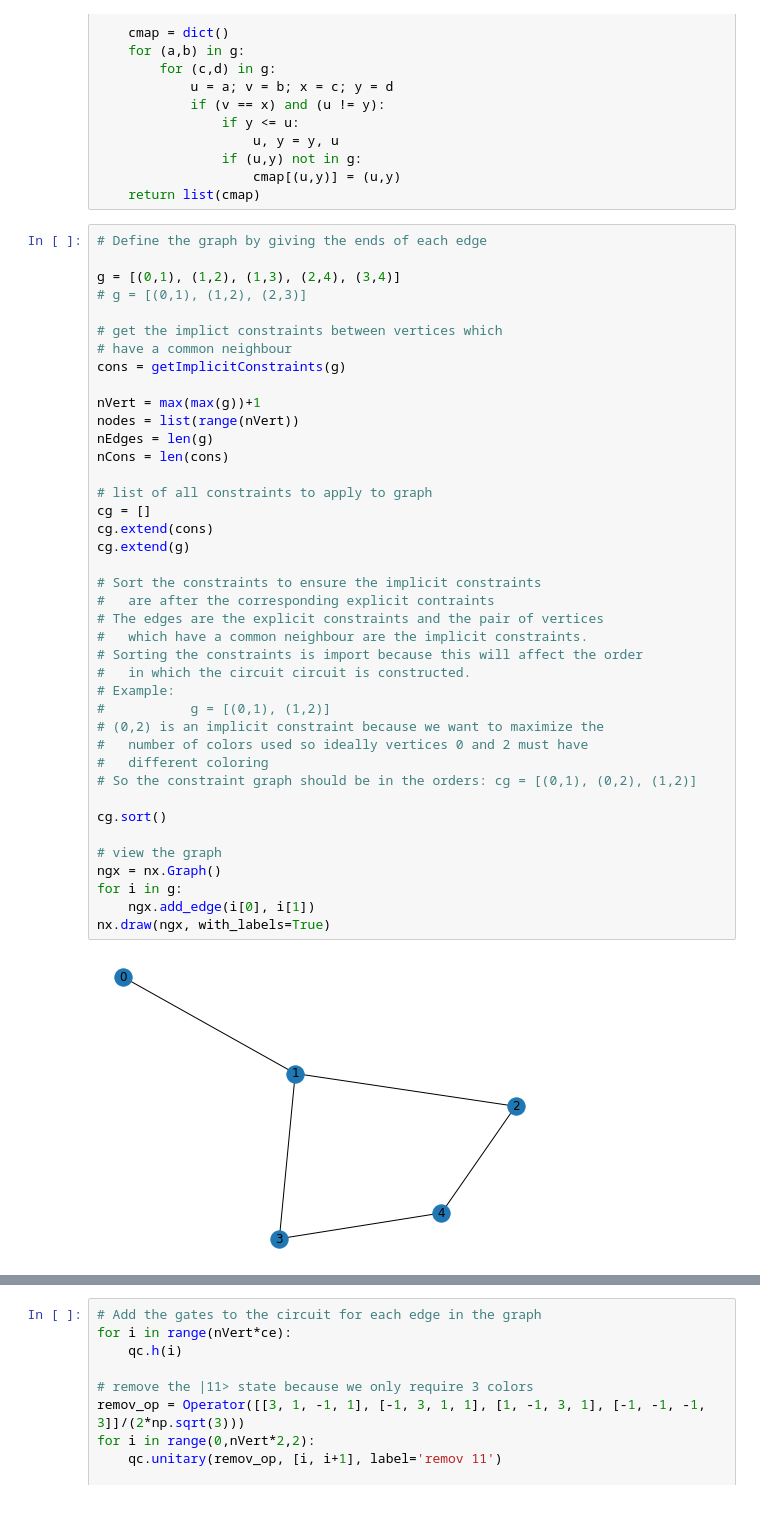
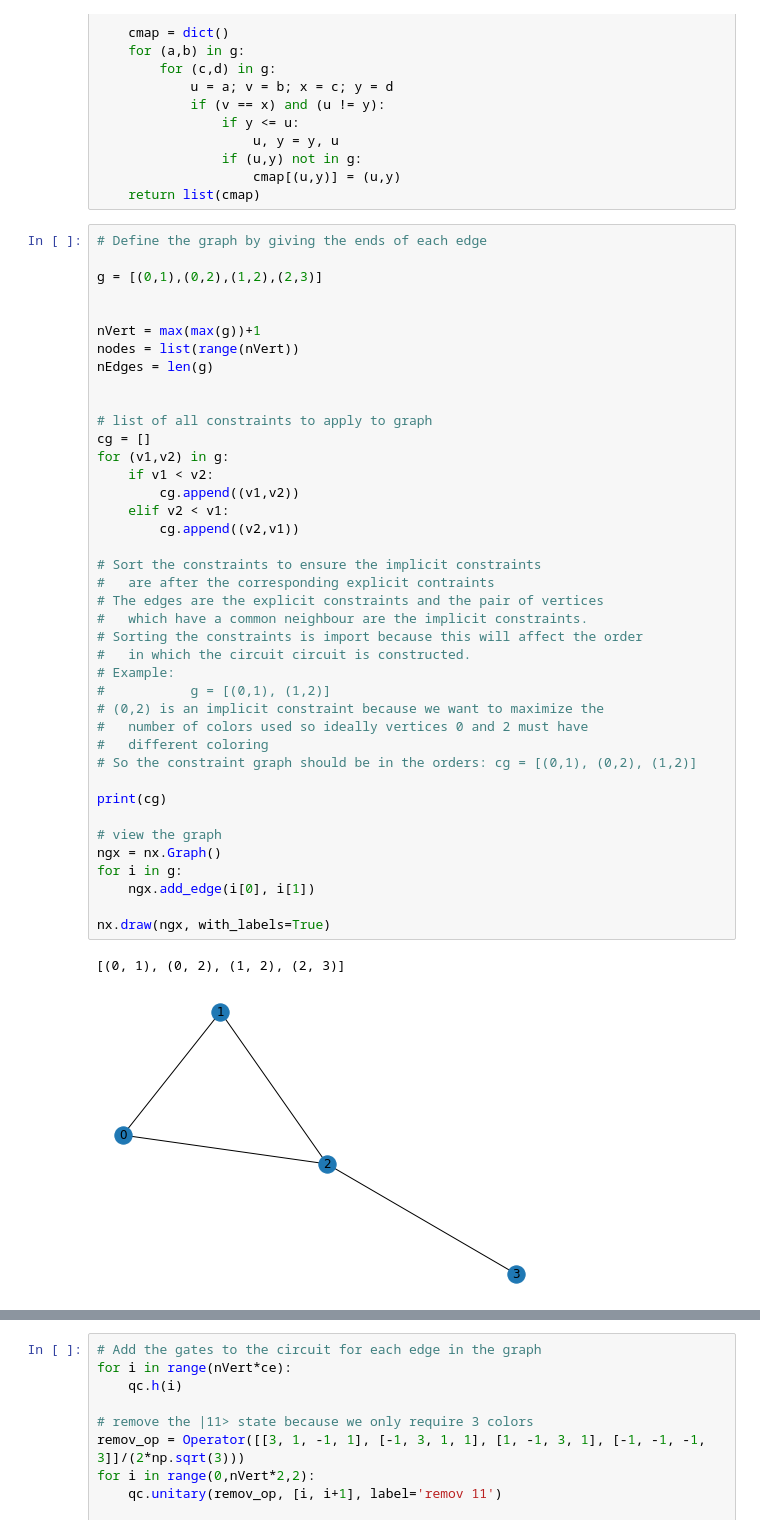
Before and after one commit to carlklier/CombinatorialOptimizationGraphColoring, a Jupyter notebook: code/3-coloring-qaoa.ipynb, the cells around one changed output, grey strips where cells are left out. Drawn from its saved outputs; the diff is of its cells as text.

```diff
--- a/code/3-coloring-qaoa.ipynb
+++ b/code/3-coloring-qaoa.ipynb
@@ -31,42 +32,43 @@ def getImplicitConstraints(graph):
 # %%
 # Define the graph by giving the ends of each edge
 
-g = [(0,1), (1,2), (1,3), (2,4), (3,4)]
-# g = [(0,1), (1,2), (2,3)]
+g = [(0,1),(0,2),(1,2),(2,3)]
 
-# get the implict constraints between vertices which
-# have a common neighbour
-cons = getImplicitConstraints(g)
 
 nVert = max(max(g))+1
 nodes = list(range(nVert))
 nEdges = len(g)
-nCons = len(cons)
+
 
 # list of all constraints to apply to graph
 cg = []
-cg.extend(cons)
-cg.extend(g)
+for (v1,v2) in g:
+    if v1 < v2:
+        cg.append((v1,v2))
+    elif v2 < v1:
+        cg.append((v2,v1))
 
 # Sort the constraints to ensure the implicit constraints
 #   are after the corresponding explicit contraints
 # The edges are the explicit constraints and the pair of vertices
 #   which have a common neighbour are the implicit constraints.
 # Sorting the constraints is import because this will affect the order
 #   in which the circuit circuit is constructed.
 # Example:
 #           g = [(0,1), (1,2)]
 # (0,2) is an implicit constraint because we want to maximize the
 #   number of colors used so ideally vertices 0 and 2 must have
 #   different coloring
 # So the constraint graph should be in the orders: cg = [(0,1), (0,2), (1,2)]
 
-cg.sort()
+print(cg)
 
 # view the graph
 ngx = nx.Graph()
 for i in g:
     ngx.add_edge(i[0], i[1])
+
 nx.draw(ngx, with_labels=True)
 # %% [output]
+[(0, 1), (0, 2), (1, 2), (2, 3)]
-[figure, old version]
+[figure, new version]
```
Also changed, not shown: parts of 12 cells of this notebook, 1 other file.
